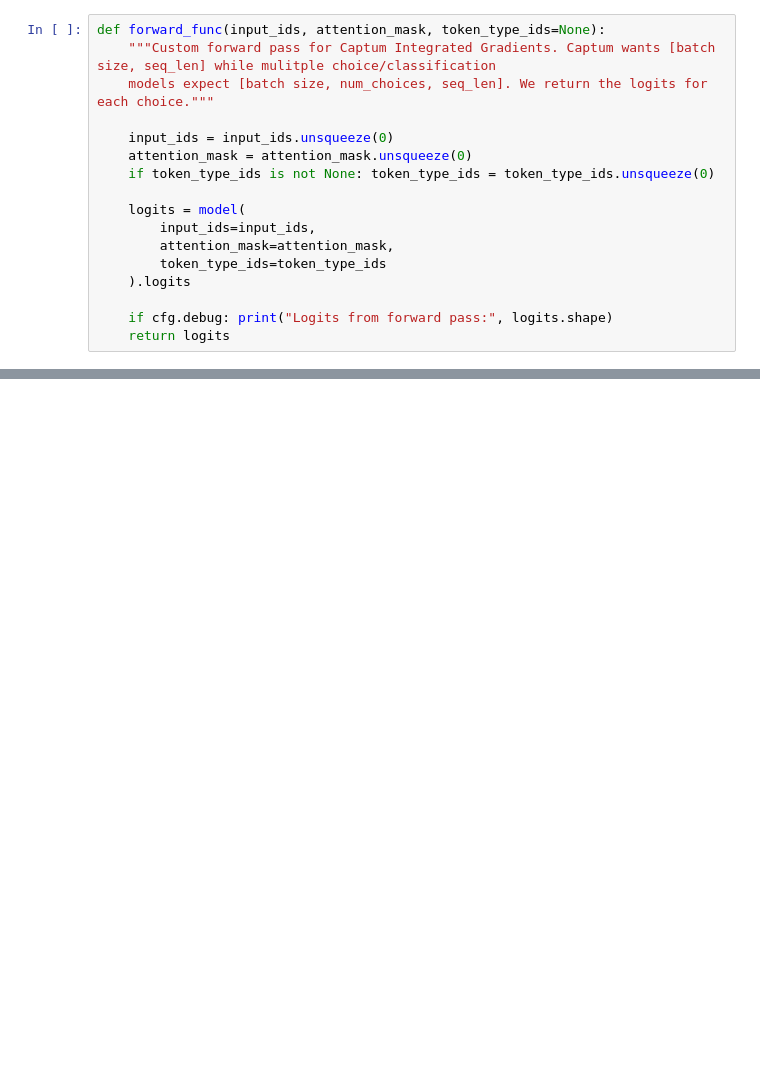
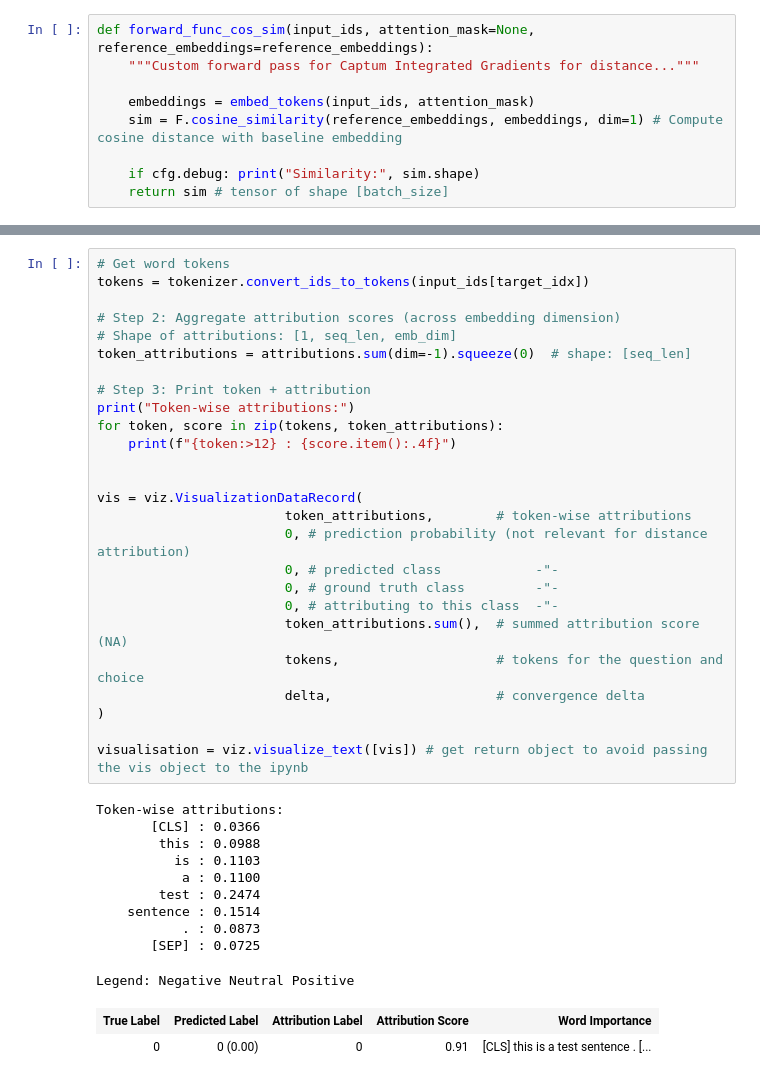
Before and after one commit to 5an0j/Circuits-INTED-2025, a Jupyter notebook: Code/MultipleChoice/Captum_vector_attribution.ipynb, the cells around one changed output, grey strips where cells are left out. Cells and saved outputs as stored; diff of their text form; blank space fills up the shorter version.

```diff
--- a/Code/MultipleChoice/Captum_vector_attribution.ipynb
+++ b/Code/MultipleChoice/Captum_vector_attribution.ipynb
@@ -54,18 +71,10 @@ model.zero_grad()
 # %%
-def forward_func(input_ids, attention_mask, token_type_ids=None):
-    """Custom forward pass for Captum Integrated Gradients. Captum wants [batch size, seq_len] while mulitple choice/classification
-    models expect [batch size, num_choices, seq_len]. We return the logits for each choice."""
+def forward_func_cos_sim(input_ids, attention_mask=None, reference_embeddings=reference_embeddings):
+    """Custom forward pass for Captum Integrated Gradients for distance..."""
 
-    input_ids = input_ids.unsqueeze(0)
-    attention_mask = attention_mask.unsqueeze(0)
-    if token_type_ids is not None: token_type_ids = token_type_ids.unsqueeze(0)
+    embeddings = embed_tokens(input_ids, attention_mask)
+    sim = F.cosine_similarity(reference_embeddings, embeddings, dim=1) # Compute cosine distance with baseline embedding
 
-    logits = model(
-        input_ids=input_ids,
-        attention_mask=attention_mask,
-        token_type_ids=token_type_ids
-    ).logits
-
-    if cfg.debug: print("Logits from forward pass:", logits.shape)
-    return logits
+    if cfg.debug: print("Similarity:", sim.shape)
+    return sim # tensor of shape [batch_size]
 # %%
@@ -167,0 +104,39 @@ Legend: Negative Neutral Positive
+# %%
+# Get word tokens
+tokens = tokenizer.convert_ids_to_tokens(input_ids[target_idx])
+
+# Step 2: Aggregate attribution scores (across embedding dimension)
+# Shape of attributions: [1, seq_len, emb_dim]
+token_attributions = attributions.sum(dim=-1).squeeze(0)  # shape: [seq_len]
+
+# Step 3: Print token + attribution
+print("Token-wise attributions:")
+for token, score in zip(tokens, token_attributions):
+    print(f"{token:>12} : {score.item():.4f}")
+
+
+vis = viz.VisualizationDataRecord(
+                        token_attributions,        # token-wise attributions
+                        0, # prediction probability (not relevant for distance attribution)
+                        0, # predicted class            -"-
+                        0, # ground truth class         -"-
+                        0, # attributing to this class  -"-
+                        token_attributions.sum(),  # summed attribution score (NA)
+                        tokens,                    # tokens for the question and choice
+                        delta,                     # convergence delta
+)
+
+visualisation = viz.visualize_text([vis]) # get return object to avoid passing the vis object to the ipynb
+# %% [output]
+Token-wise attributions:
+       [CLS] : 0.0366
+        this : 0.0988
+          is : 0.1103
+           a : 0.1100
+        test : 0.2474
+    sentence : 0.1514
+           . : 0.0873
+       [SEP] : 0.0725
+Legend: Negative Neutral Positive
+| True Label | Predicted Label | Attribution Label | Attribution Score | Word Importance |
+| 0 | 0 (0.00) | 0 | 0.91 | [CLS] this is a test sentence . [... |
```
Also changed, not shown: parts of 8 cells of this notebook, 1 other file.
